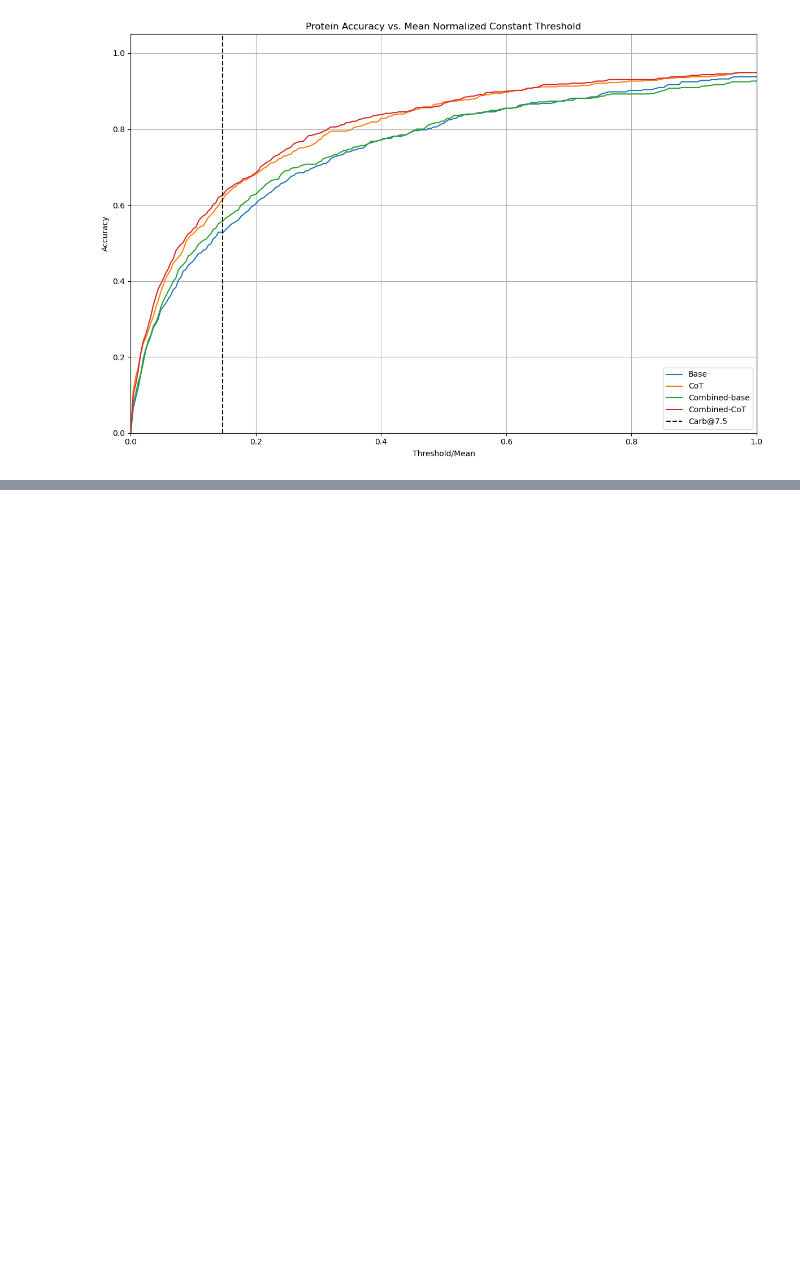
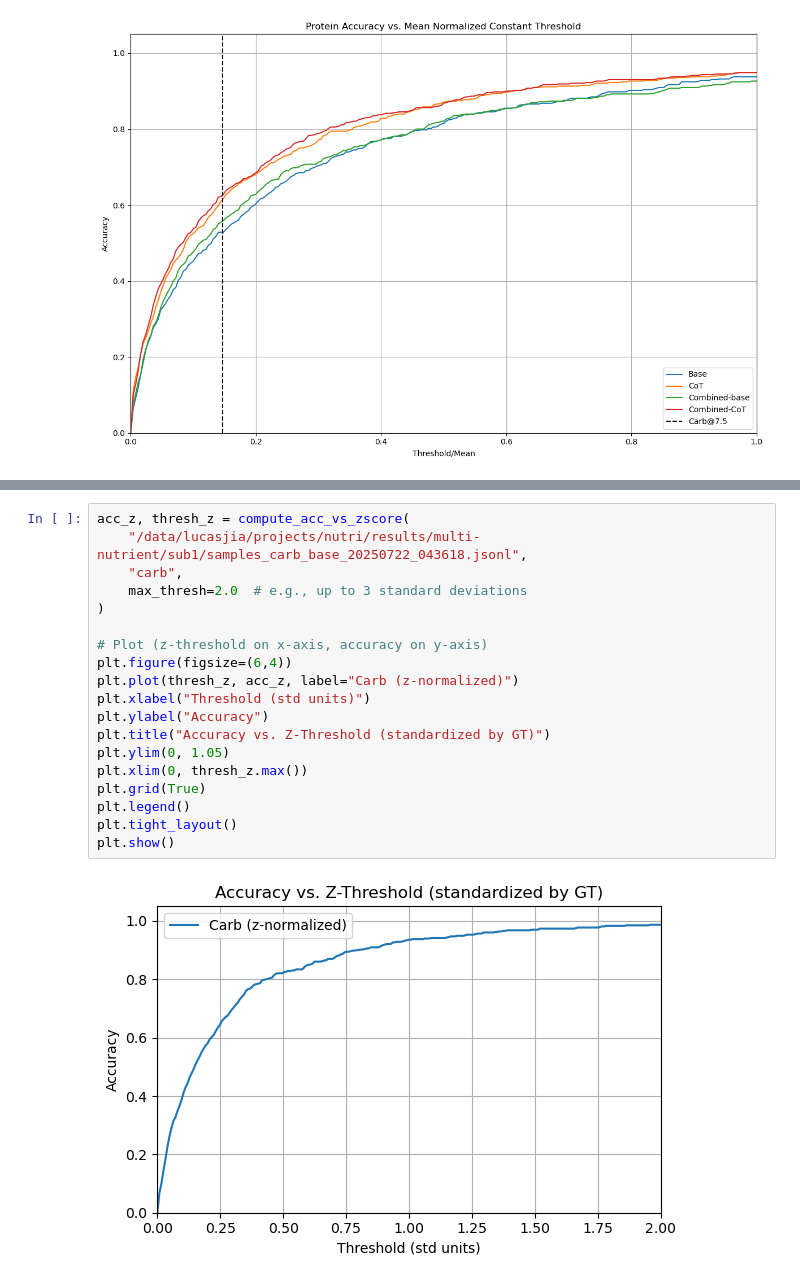
Before and after one commit to lucasjia05/nutri, a Jupyter notebook: src/notebooks/accuracy.ipynb, the cells around one changed output, grey strips where cells are left out. Cells and saved outputs as stored; diff of their text form; blank space fills up the shorter version.

Commit message:
proper accuracy comparison with standardization, new prompts with "ready-to-eat"

```diff
--- a/src/notebooks/accuracy.ipynb
+++ b/src/notebooks/accuracy.ipynb
@@ -301,0 +332,21 @@ Same thing but for other data subsets (only natural language, mixed natural and
+# %%
+acc_z, thresh_z = compute_acc_vs_zscore(
+    "/data/lucasjia/projects/nutri/results/multi-nutrient/sub1/samples_carb_base_20250722_043618.jsonl",
+    "carb",
+    max_thresh=2.0  # e.g., up to 3 standard deviations
+)
+
+# Plot (z-threshold on x-axis, accuracy on y-axis)
+plt.figure(figsize=(6,4))
+plt.plot(thresh_z, acc_z, label="Carb (z-normalized)")
+plt.xlabel("Threshold (std units)")
+plt.ylabel("Accuracy")
+plt.title("Accuracy vs. Z-Threshold (standardized by GT)")
+plt.ylim(0, 1.05)
+plt.xlim(0, thresh_z.max())
+plt.grid(True)
+plt.legend()
+plt.tight_layout()
+plt.show()
+# %% [output]
+[figure, added]
```
Also changed, not shown: parts of 3 cells of this notebook, 2 other files.
